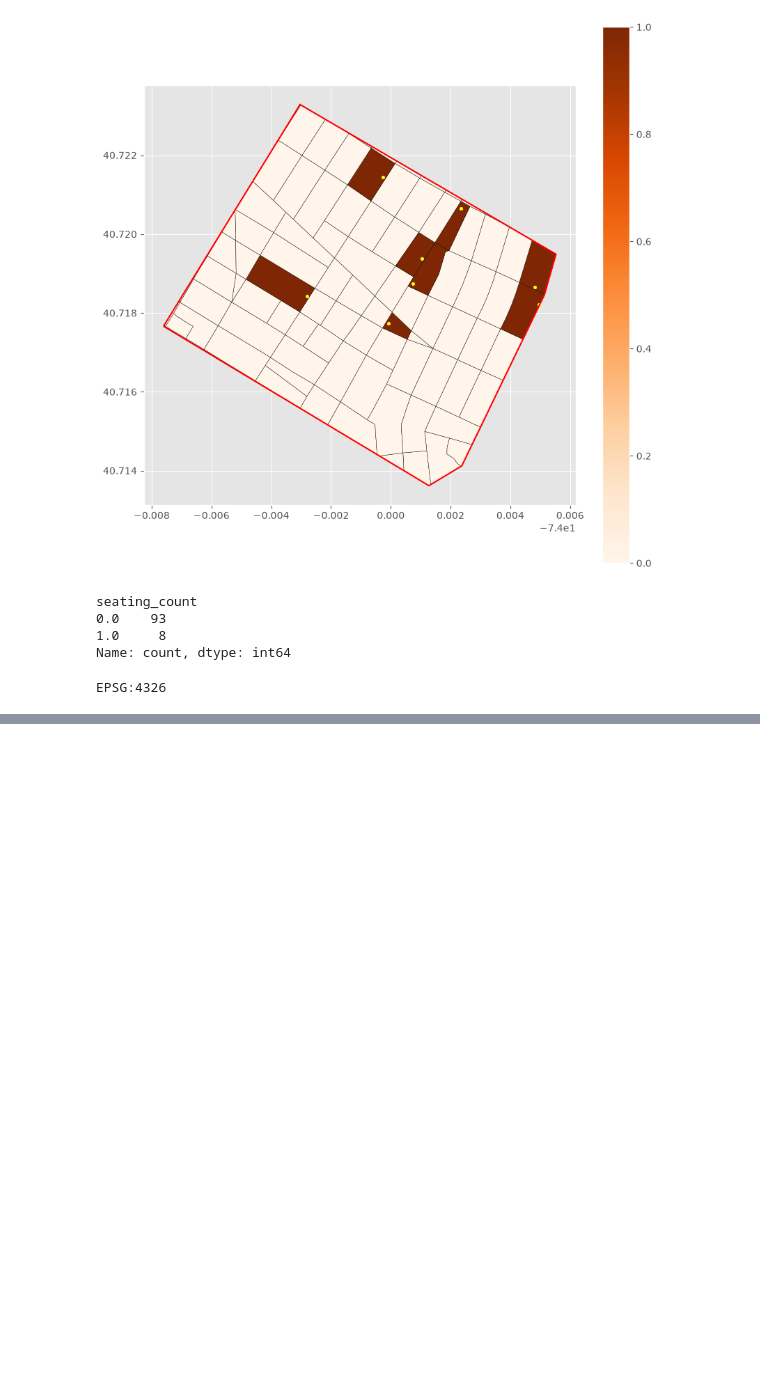
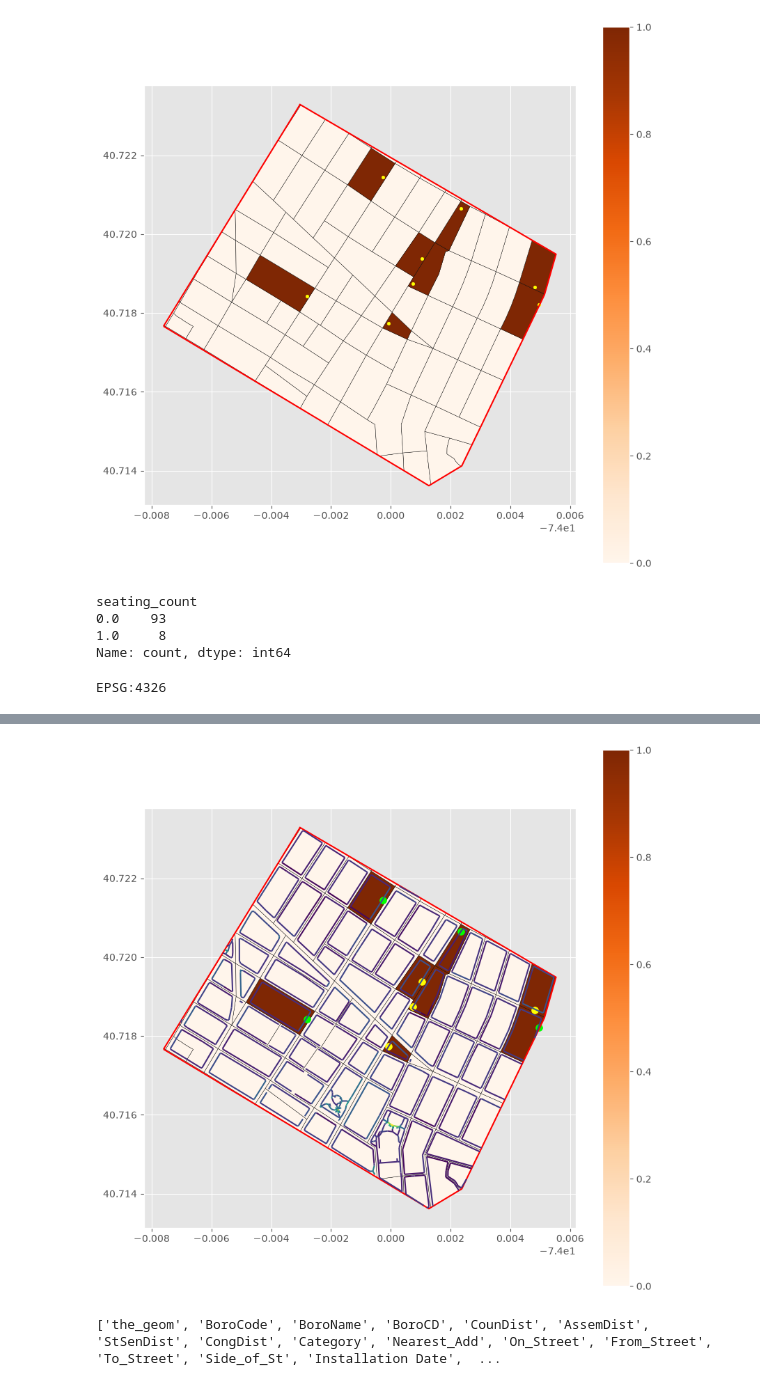
Before and after one commit to rachelshin-works/cdp-mapping-systems, a Jupyter notebook: Assignment_rachel/chinatown_seating_locations.ipynb, the cells around one changed output, grey strips where cells are left out. Saved outputs shown, nothing was run; the diff lists cells and outputs as text; code cells hidden in the pictures; blank space fills up the shorter version.

Commit message:
add date analysis

```diff
--- a/Assignment_rachel/chinatown_seating_locations.ipynb
+++ b/Assignment_rachel/chinatown_seating_locations.ipynb
@@ -358,0 +359,30 @@ plt.show()
+# %%
+seating_chinatown["Installation Date"] = pd.to_datetime(
+    seating_chinatown["Installation Date"]
+)
+# %%
+ax = census_block_chinatown.plot(
+    column="seating_count",
+    cmap="Oranges",
+    legend=True,
+    figsize=(10, 10),
+    edgecolor="black",
+    linewidth=0.3,
+)
+chinatown_gdf.boundary.plot(ax=ax, color="red", linewidth=1.5)
+sidewalk_chinatown.plot(ax=ax, column="width", cmap="viridis", linewidth=1.5)
+seating_chinatown_past = seating_chinatown[
+    seating_chinatown["Installation Date"] < "2020-01-01"
+]
+seating_chinatown_after = seating_chinatown[
+    seating_chinatown["Installation Date"] >= "2020-01-01"
+]
+seating_chinatown_past.plot(ax=ax, color="yellow", markersize=50)
+seating_chinatown_after.plot(ax=ax, color="lime", markersize=50)
+plt.show()
+# %% [output]
+[figure, added]
+# %%
+print(seating_chinatown.columns.tolist())
+# %% [output]
+['the_geom', 'BoroCode', 'BoroName', 'BoroCD', 'CounDist', 'AssemDist', 'StSenDist', 'CongDist', 'Category', 'Nearest_Add', 'On_Street', 'From_Street', 'To_Street', 'Side_of_St', 'Installation Date',  ...
```
Also changed, not shown: parts of 8 cells of this notebook.
